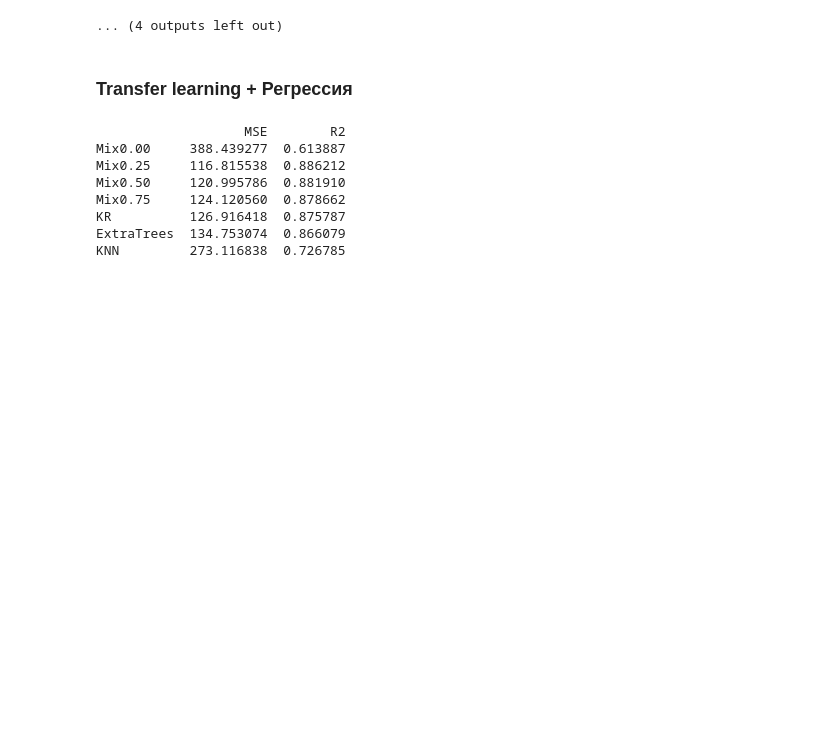
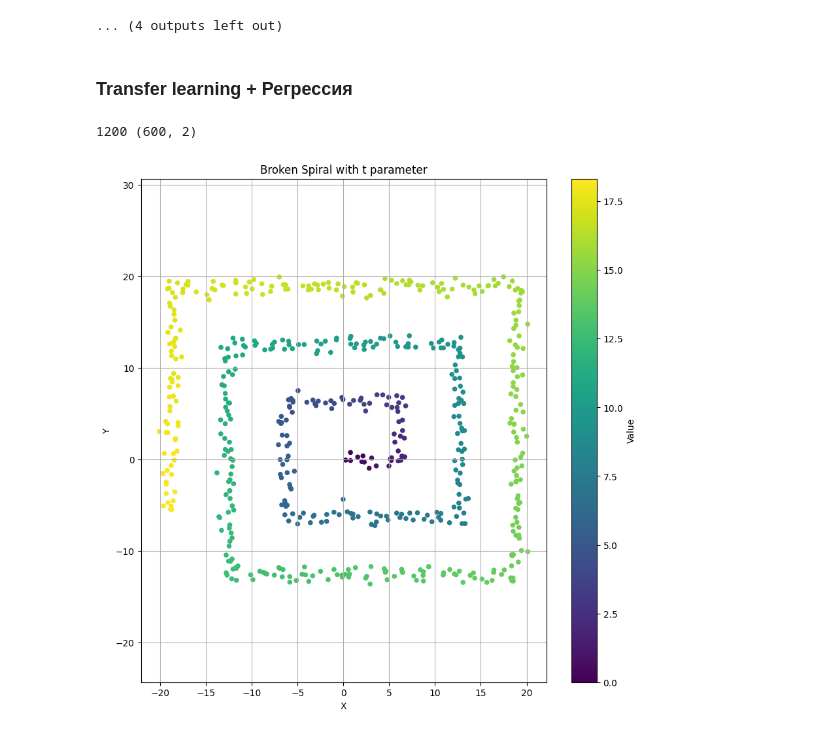
Before and after one commit to MaxGoryunov/few-trees, a Jupyter notebook: rte.ipynb, the cells around one changed output. Cells and saved outputs as stored; diff of their text form; code cells hidden in the pictures; blank space fills up the shorter version.

```diff
--- a/rte.ipynb
+++ b/rte.ipynb
@@ -3705,12 +3630,0 @@ spirals_df = pd.DataFrame(results)
-# %%
-spirals_mean = spirals_df.map(np.mean)
-print(spirals_mean)
-# %% [output]
-                   MSE        R2
-Mix0.00     388.439277  0.613887
-Mix0.25     116.815538  0.886212
-Mix0.50     120.995786  0.881910
-Mix0.75     124.120560  0.878662
-KR          126.916418  0.875787
-ExtraTrees  134.753074  0.866079
-KNN         273.116838  0.726785
@@ -3716,0 +3690,6 @@ KNN         273.116838  0.726785
+# %%
+X, t = generate_broken_spiral()
+plot_spiral(X, t, title="Broken Spiral with t parameter")
+# %% [output]
+1200 (600, 2)
+[figure, added]
```
Also changed, not shown: parts of 32 cells of this notebook, 17 other files.
